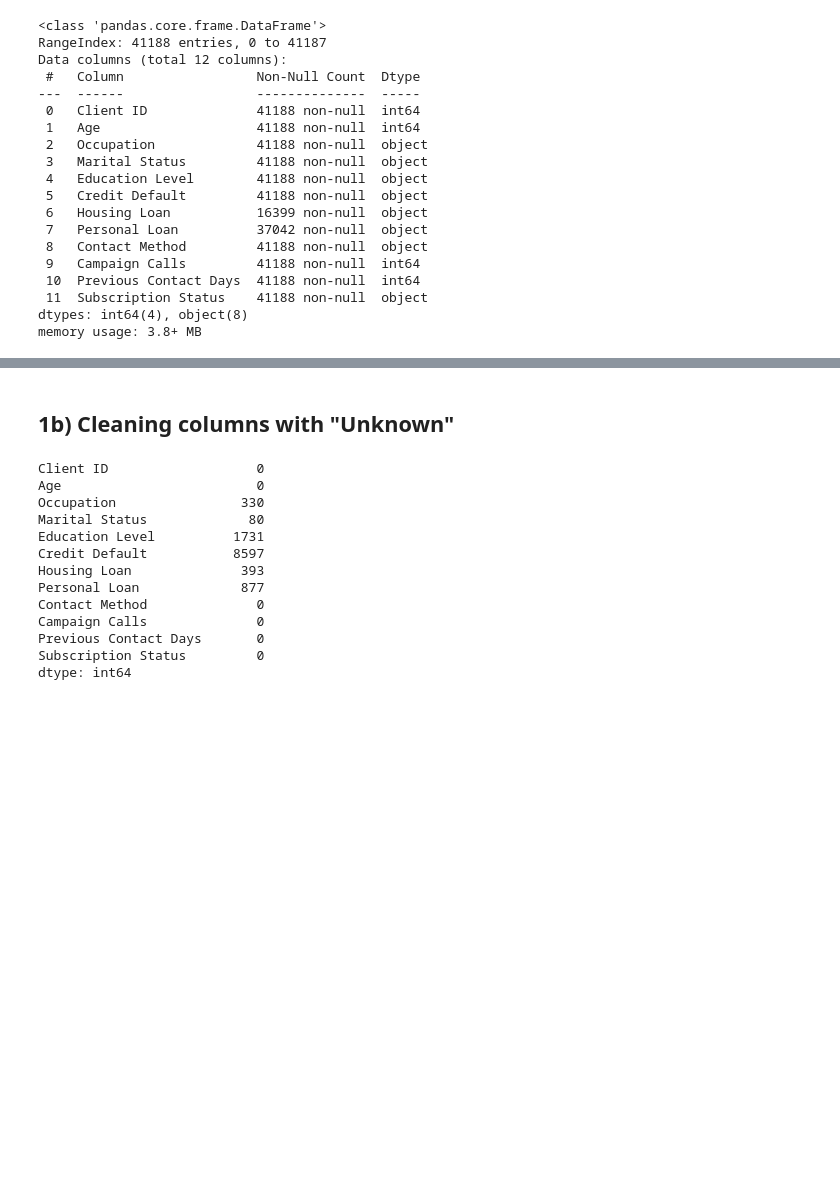
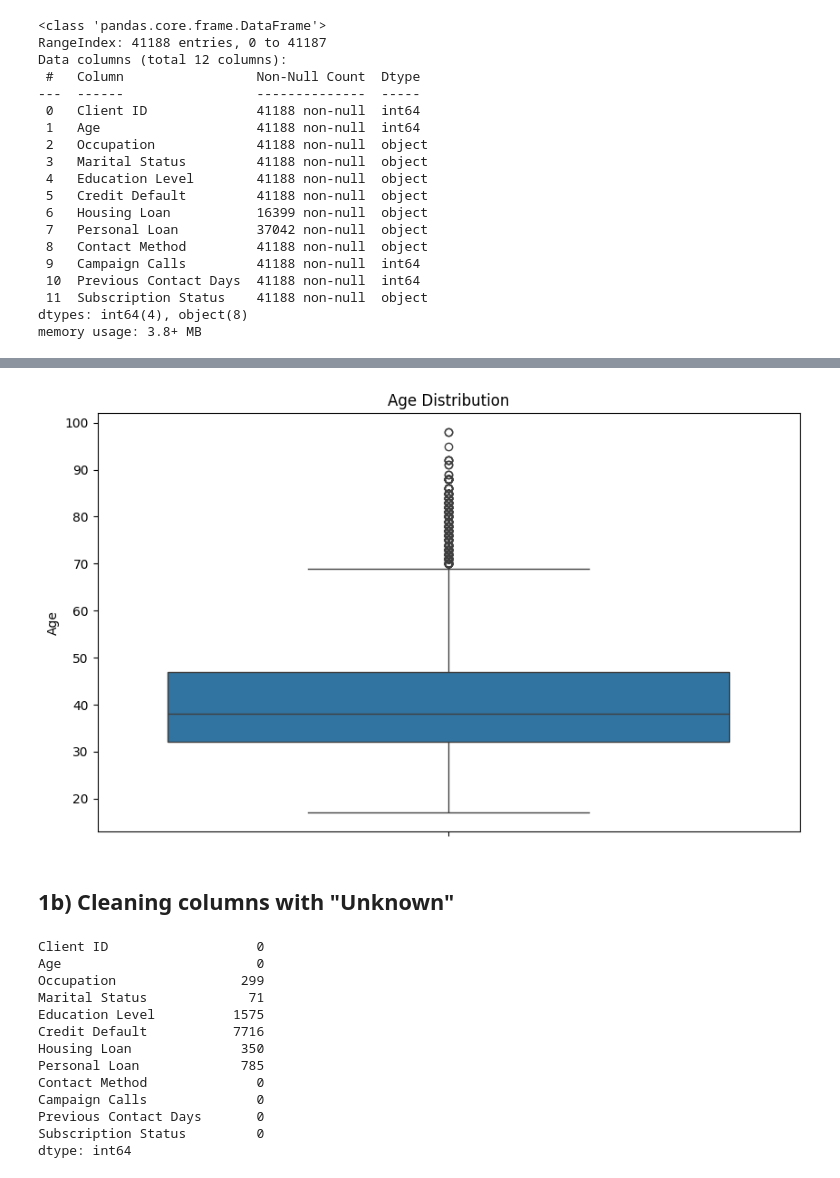
Before and after one commit to axforce100/AI-SOLUTION-DEVELOPMENT-PROJECT, a Jupyter notebook: src/edajx.ipynb, the cells around one changed output, grey strips where cells are left out. Cells and saved outputs as stored; diff of their text form; code cells hidden in the pictures; blank space fills up the shorter version.

```diff
--- a/src/edajx.ipynb
+++ b/src/edajx.ipynb
@@ -121,0 +142,4 @@ memory usage: 3.8+ MB
+# %%
+# Remove Unreasonable age (for example; 150 years old)
+df.drop(df[(df["Age"] < 0) | (df["Age"] > 100)].index, inplace=True)
+df.info()
@@ -122,3 +166,11 @@ memory usage: 3.8+ MB
+# %%
+plt.figure(figsize=(10, 6))
+sns.boxplot(y=df['Age'])
+plt.title('Age Distribution')
+plt.ylabel('Age')
+plt.show()
+# %% [output]
+[figure, added]
 # %% [markdown]
 ## 1b) Cleaning columns with "Unknown"
 # %%
@@ -127,12 +179,12 @@ df.eq("unknown").sum()
 # %% [output]
 Client ID                   0
 Age                         0
-Occupation                330
-Marital Status             80
-Education Level          1731
-Credit Default           8597
-Housing Loan              393
-Personal Loan             877
+Occupation                299
+Marital Status             71
+Education Level          1575
+Credit Default           7716
+Housing Loan              350
+Personal Loan             785
 Contact Method              0
 Campaign Calls              0
 Previous Contact Days       0
```
Also changed, not shown: parts of 14 cells of this notebook.
